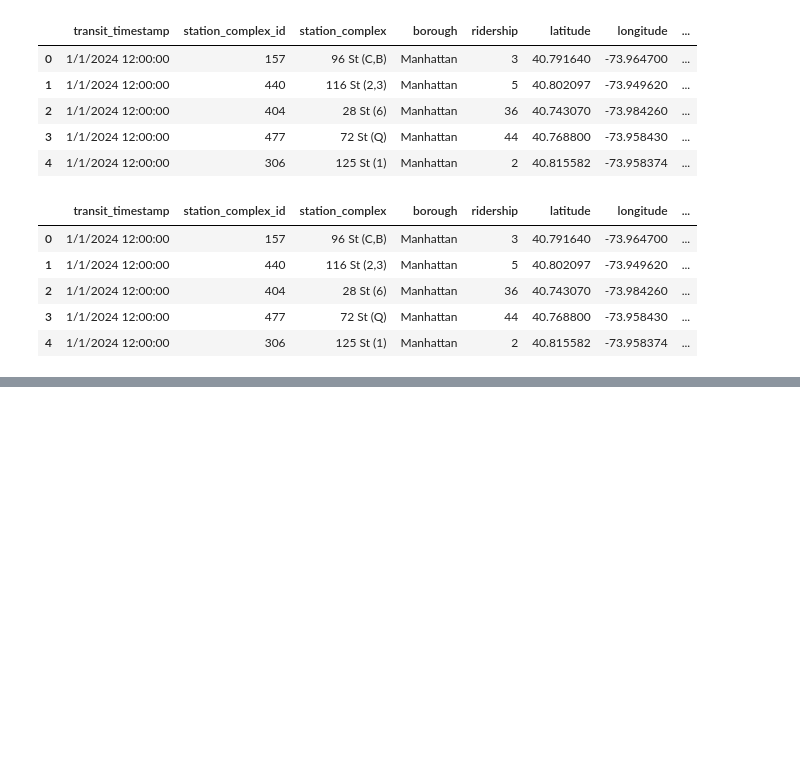
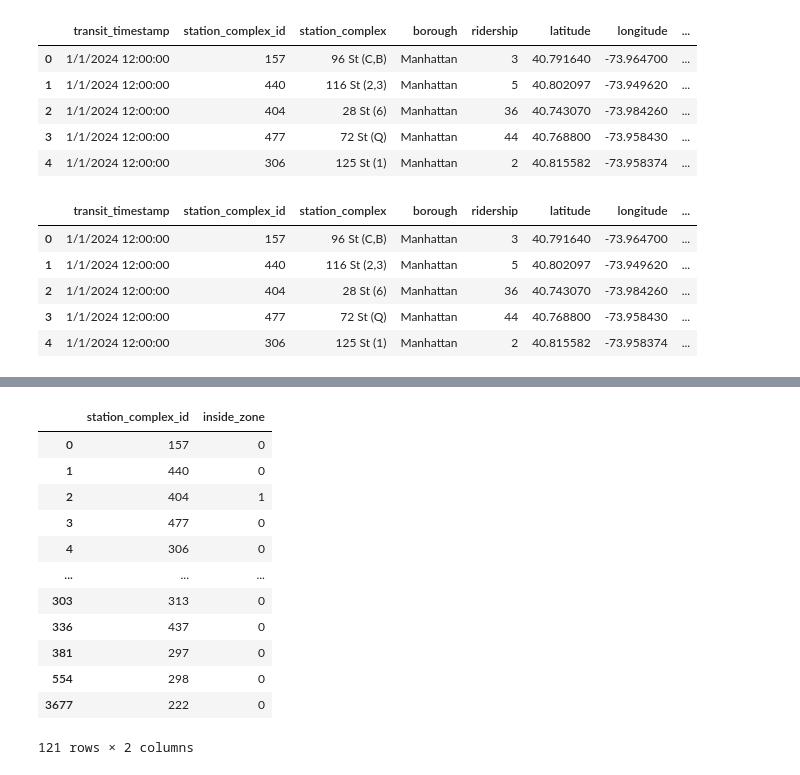
Before and after one commit to vaughnmitchell13/econ308-proj, a Jupyter notebook: Data-Postprocessing.ipynb, the cells around one changed output, grey strips where cells are left out. Cells and saved outputs as stored; diff of their text form; code cells hidden in the pictures; blank space fills up the shorter version.

```diff
--- a/Data-Postprocessing.ipynb
+++ b/Data-Postprocessing.ipynb
@@ -64,2 +57,20 @@ manhattan_2025
+# %%
+#When we drop duplicates, we don't want to drop on the inzone column, so we'll save it coupled with the station id to a new temp dataframe
+station_id_and_dummy_2025 = manhattan_2025[['station_complex_id','inside_zone']].drop_duplicates()
+station_id_and_dummy_2024 = manhattan_2024[['station_complex_id','inside_zone']].drop_duplicates()
+# %% [output]
+|  | station_complex_id | inside_zone |
+| 0 | 157 | 0 |
+| 1 | 440 | 0 |
+| 2 | 404 | 1 |
+| 3 | 477 | 0 |
+| 4 | 306 | 0 |
+| ... | ... | ... |
+| 303 | 313 | 0 |
+| 336 | 437 | 0 |
+| 381 | 297 | 0 |
+| 554 | 298 | 0 |
+| 3677 | 222 | 0 |
+121 rows × 2 columns
 # %%
 #We need an entry for each station for each day, removing duplicates now that we have the station_ridership column:
```
Also changed, not shown: parts of 3 cells of this notebook.
